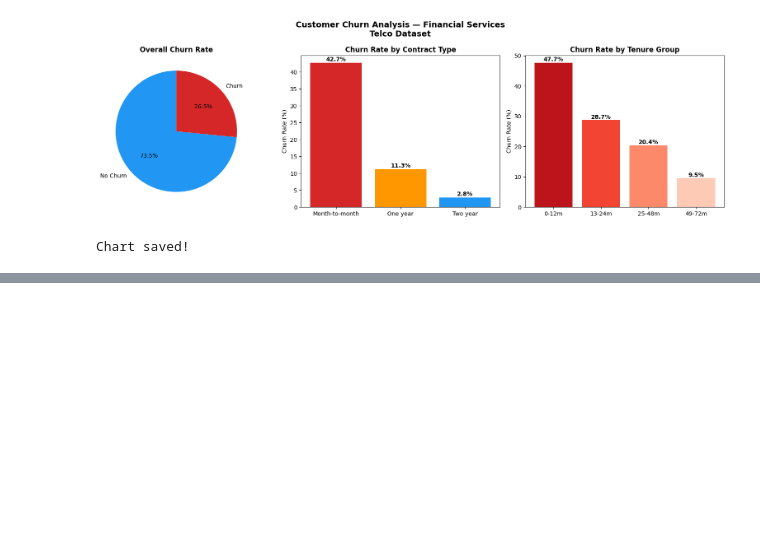
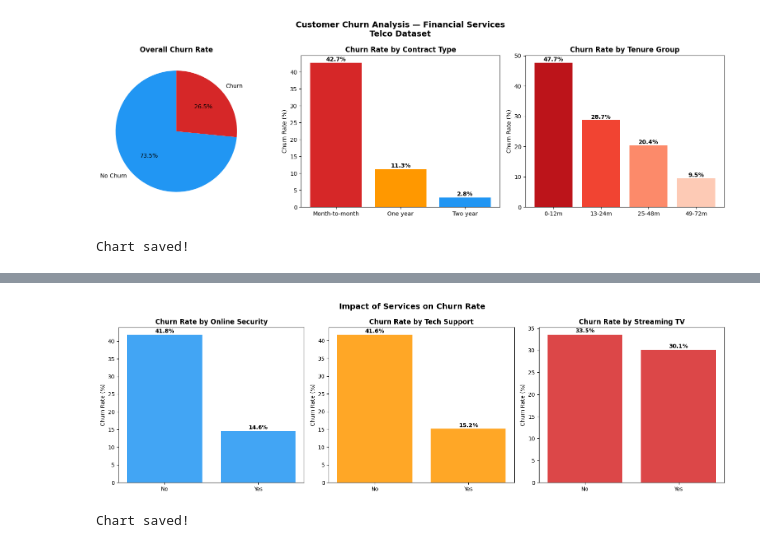
Before and after one commit to raianecostac-hub/customer-churn-analysis, a Jupyter notebook: notebooks/01_exploratory_analysis.ipynb, the cells around one changed output, grey strips where cells are left out. Cells and saved outputs as stored; diff of their text form; code cells hidden in the pictures; blank space fills up the shorter version.

```diff
--- a/notebooks/01_exploratory_analysis.ipynb
+++ b/notebooks/01_exploratory_analysis.ipynb
@@ -129,0 +259,27 @@ Chart saved!
+# %%
+# Churn by key services
+fig, axes = plt.subplots(1, 3, figsize=(16, 5))
+
+services = ['OnlineSecurity', 'TechSupport', 'StreamingTV']
+titles = ['Online Security', 'Tech Support', 'Streaming TV']
+colors = ['#2196F3', '#FF9800', '#d62728']
+
+for i, (service, title, color) in enumerate(zip(services, titles, colors)):
+    service_churn = df.groupby(service)['Churn_Binary'].mean()
+    service_churn = service_churn[service_churn.index != 'No internet service']
+
+    axes[i].bar(service_churn.index, service_churn.values * 100, color=color, alpha=0.85)
+    axes[i].set_ylabel('Churn Rate (%)')
+    axes[i].set_title(f'Churn Rate by {title}', fontweight='bold')
+    for j, v in enumerate(service_churn.values * 100):
+        axes[i].text(j, v + 0.5, f'{v:.1f}%', ha='center', fontweight='bold')
+
+plt.suptitle('Impact of Services on Churn Rate', fontsize=14, fontweight='bold')
+plt.tight_layout()
+plt.savefig('../docs/churn_by_services.png', dpi=150, bbox_inches='tight')
+plt.show()
+
+print("Chart saved!")
+# %% [output]
+[figure, added]
+Chart saved!
```
Also changed, not shown: parts of 5 cells of this notebook, 4 other files.
